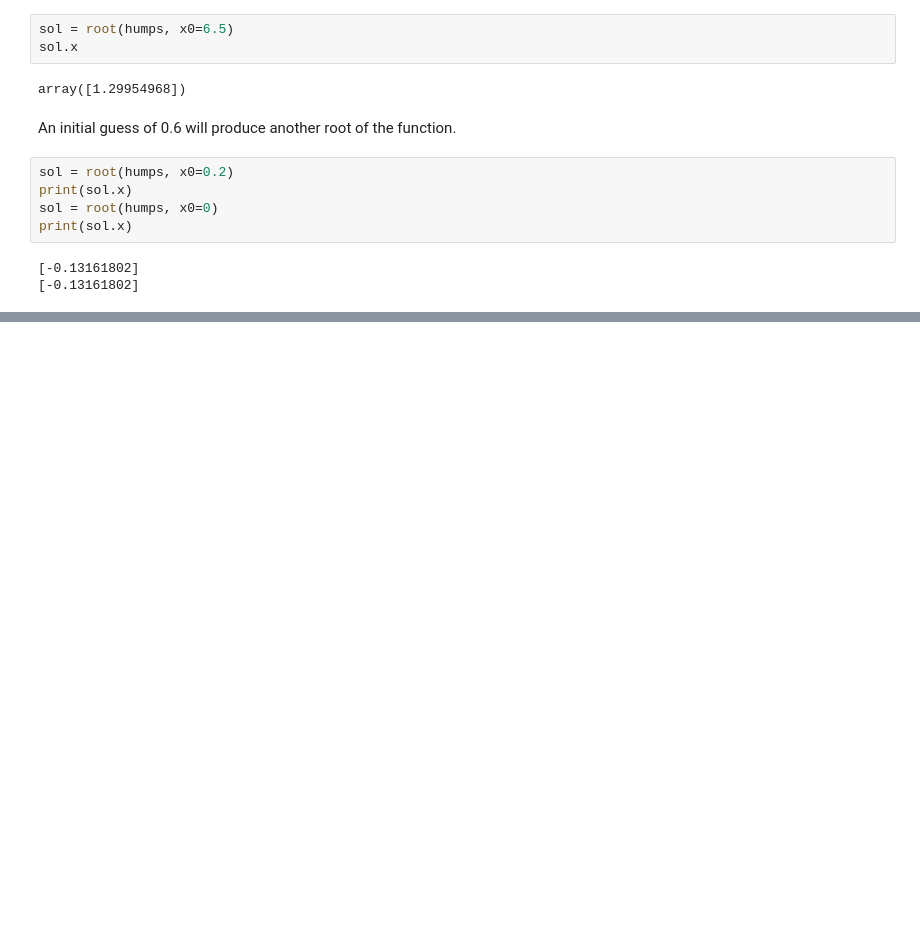
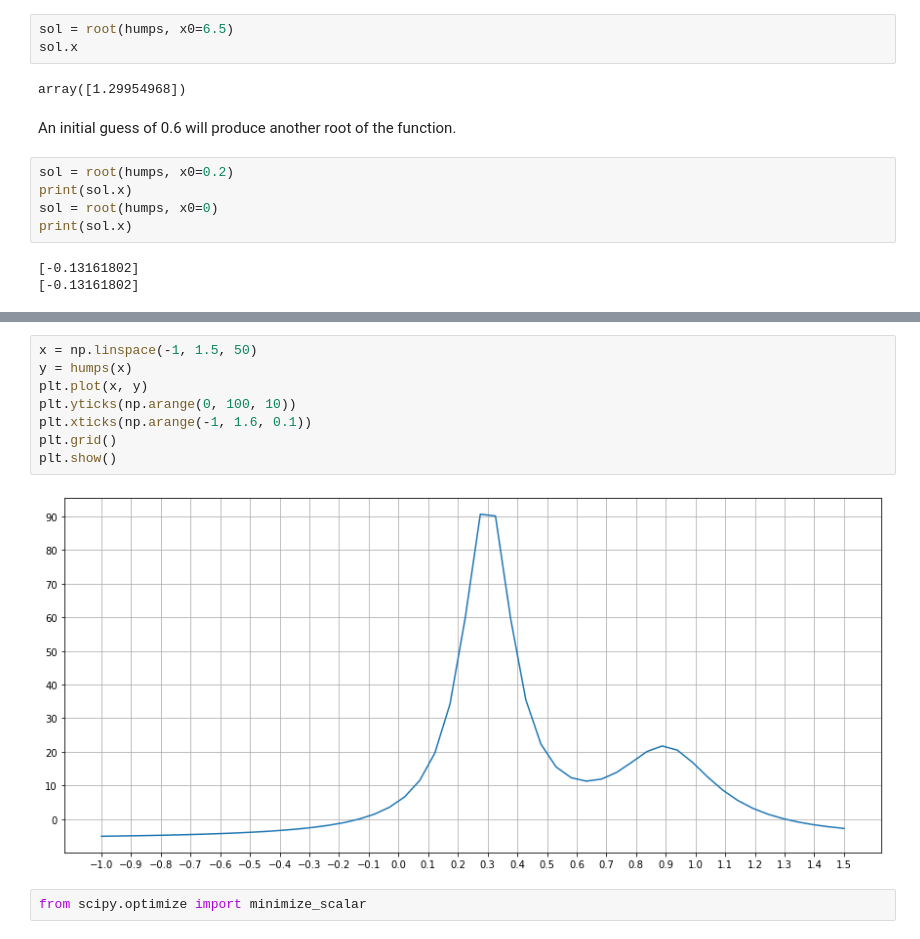
Before and after one commit to nivkeren/computational-methods, a Jupyter notebook: Lesson9.ipynb, the cells around one changed output, grey strips where cells are left out. Cells and saved outputs as stored; diff of their text form; blank space fills up the shorter version.

```diff
--- a/Lesson9.ipynb
+++ b/Lesson9.ipynb
@@ -215,0 +149,12 @@ an initial guess for x.
+# %%
+x = np.linspace(-1, 1.5, 50)
+y = humps(x)
+plt.plot(x, y)
+plt.yticks(np.arange(0, 100, 10))
+plt.xticks(np.arange(-1, 1.6, 0.1))
+plt.grid()
+plt.show()
+# %% [output]
+[figure, added]
+# %%
+from scipy.optimize import minimize_scalar
```
Also changed, not shown: parts of 65 cells of this notebook, 2 other files.
